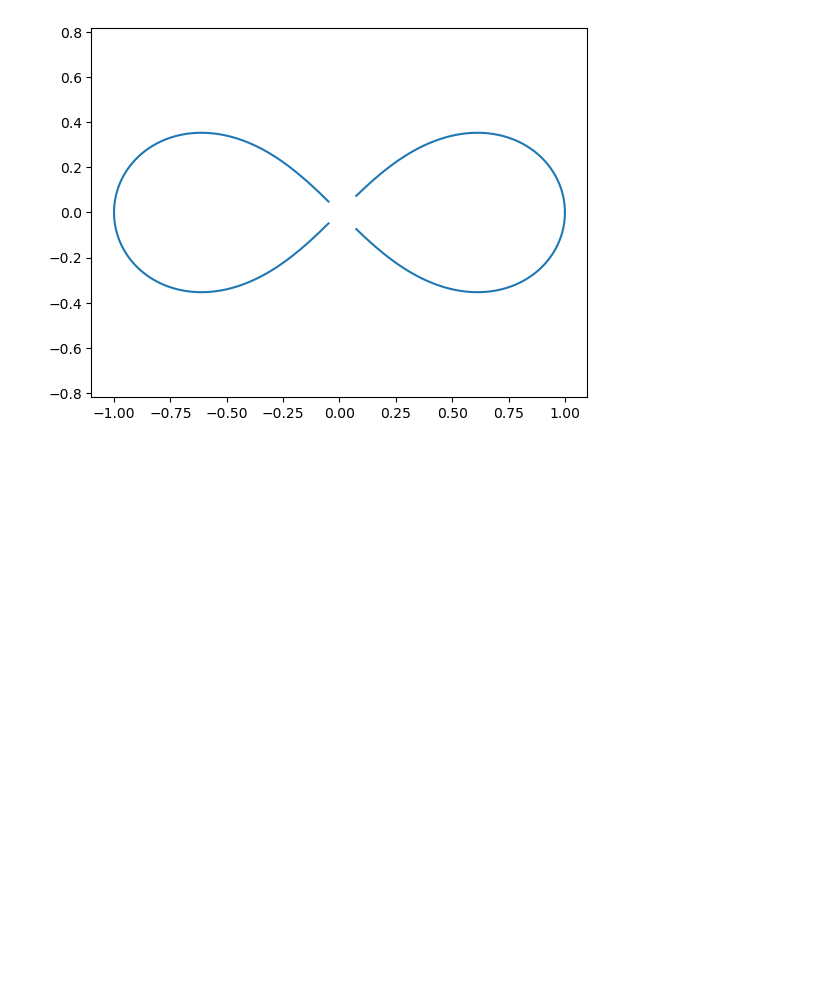
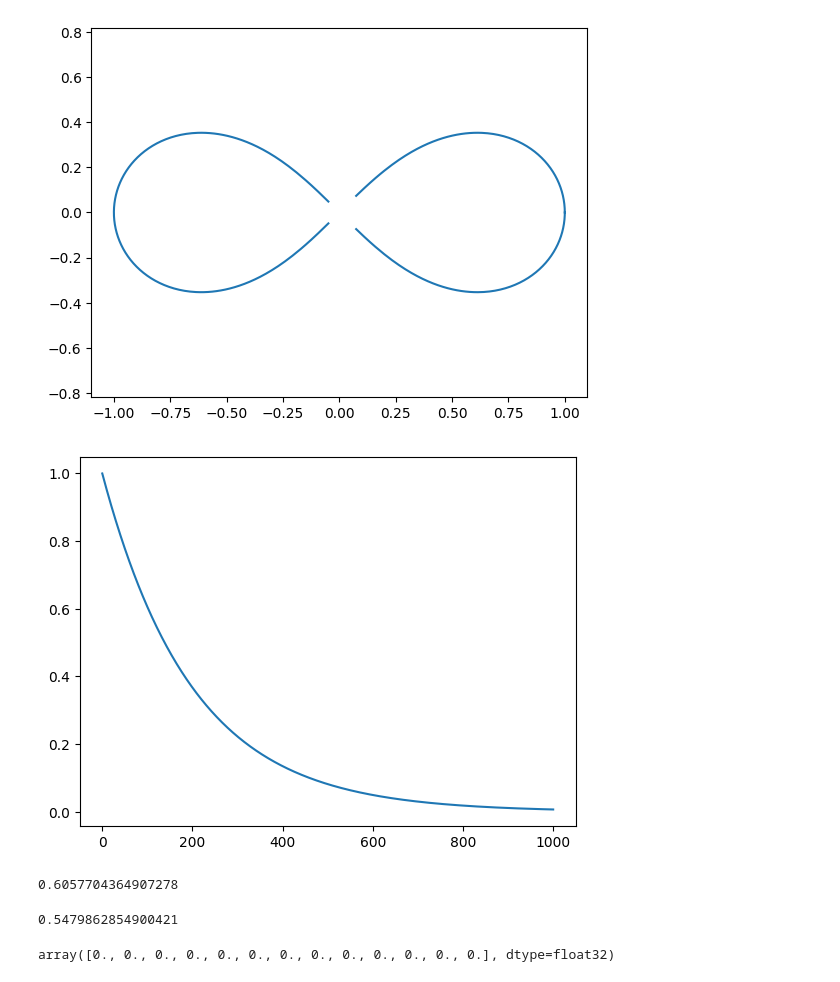
Before and after one commit to Fonocol/Multi-Agent-Tactical-Combat-Simulator, a Jupyter notebook: test.ipynb, the cells around one changed output. Saved outputs shown, nothing was run; the diff lists cells and outputs as text; code cells hidden in the pictures; blank space fills up the shorter version.

```diff
--- a/test.ipynb
+++ b/test.ipynb
@@ -42,3 +42,26 @@ plt.axis('equal')
 plt.show()
 # %% [output]
 [figure]
+# %%
+epsilon0 = 1
+def f(epsilon):
+    return epsilon * 0.995
+
+epsilon =[epsilon0]
+for i in range(1000):
+    epsilon.append(f(epsilon[i]))
+
+import matplotlib.pyplot as plt
+
+plt.plot(epsilon)
+plt.show()
+# %% [output]
+[figure, added]
+# %%
+epsilon[100]
+# %% [output]
+0.6057704364907278
+# %%
+0.995**120
+# %% [output]
+0.5479862854900421
@@ -44,0 +72,4 @@ plt.show()
+# %%
+state
+# %% [output]
+array([0., 0., 0., 0., 0., 0., 0., 0., 0., 0., 0., 0., 0.], dtype=float32)
```
Also changed, not shown: parts of 11 cells of this notebook, 32 other files.
